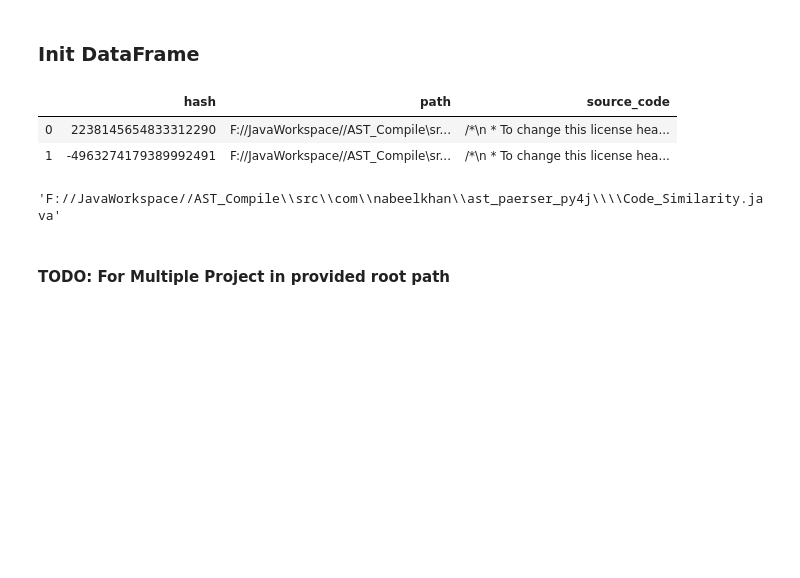
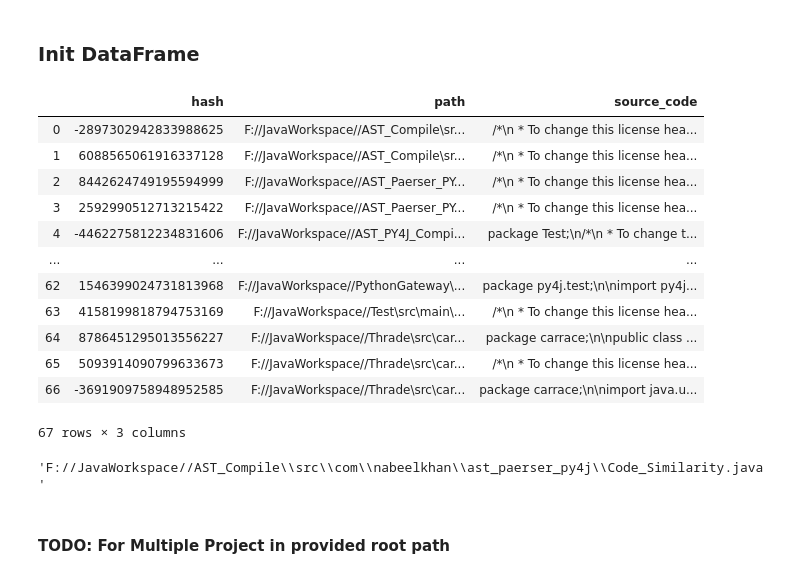
Before and after one commit to NabeelShahidKhan/DataScience, a Jupyter notebook: DocSim (1).ipynb, the cells around one changed output. Cells and saved outputs as stored; diff of their text form; code cells hidden in the pictures; blank space fills up the shorter version.

```diff
--- a/DocSim (1).ipynb
+++ b/DocSim (1).ipynb
@@ -6,9 +6,9 @@ import os
 # %% [markdown]
 ### Path of source files
 # %%
-#basepath = 'F://JavaWorkspace//'
+basepath = 'F://JavaWorkspace//'
 
-basepath = 'F://JavaWorkspace//AST_Compile\\src\\com\\nabeelkhan\\ast_paerser_py4j\\'
+#basepath = 'F://JavaWorkspace//AST_Compile\\src\\com\\nabeelkhan\\ast_paerser_py4j\\'
 # %% [markdown]
 ### Define the source code language
 # %%
@@ -35,16 +35,26 @@ for dirpath, dirnames, files in os.walk(basepath):
 # %% [markdown]
 ###  Init DataFrame
 # %%
-dataFrame = pd.DataFrame(dt)
-dataFrame
+dataFrameSource = pd.DataFrame(dt)
+dataFrameSource
 # %% [output]
 |  | hash | path | source_code |
-| 0 | 2238145654833312290 | F://JavaWorkspace//AST_Compile\sr... | /*\n * To change this license hea... |
-| 1 | -4963274179389992491 | F://JavaWorkspace//AST_Compile\sr... | /*\n * To change this license hea... |
+| 0 | -2897302942833988625 | F://JavaWorkspace//AST_Compile\sr... | /*\n * To change this license hea... |
+| 1 | 6088565061916337128 | F://JavaWorkspace//AST_Compile\sr... | /*\n * To change this license hea... |
+| 2 | 8442624749195594999 | F://JavaWorkspace//AST_Paerser_PY... | /*\n * To change this license hea... |
+| 3 | 2592990512713215422 | F://JavaWorkspace//AST_Paerser_PY... | /*\n * To change this license hea... |
+| 4 | -4462275812234831606 | F://JavaWorkspace//AST_PY4J_Compi... | package Test;\n/*\n * To change t... |
+| ... | ... | ... | ... |
+| 62 | 1546399024731813968 | F://JavaWorkspace//PythonGateway\... | package py4j.test;\n\nimport py4j... |
+| 63 | 4158199818794753169 | F://JavaWorkspace//Test\src\main\... | /*\n * To change this license hea... |
+| 64 | 8786451295013556227 | F://JavaWorkspace//Thrade\src\car... | package carrace;\n\npublic class ... |
+| 65 | 5093914090799633673 | F://JavaWorkspace//Thrade\src\car... | /*\n * To change this license hea... |
+| 66 | -3691909758948952585 | F://JavaWorkspace//Thrade\src\car... | package carrace;\n\nimport java.u... |
+67 rows × 3 columns
 # %%
-dataFrame.path[0]
+dataFrameSource.path[0]
 # %% [output]
-'F://JavaWorkspace//AST_Compile\\src\\com\\nabeelkhan\\ast_paerser_py4j\\\\Code_Similarity.java'
+'F://JavaWorkspace//AST_Compile\\src\\com\\nabeelkhan\\ast_paerser_py4j\\Code_Similarity.java'
 # %% [markdown]
 #### TODO: For Multiple Project in provided root path
 # %% [markdown]
```
Also changed, not shown: parts of 35 cells of this notebook.
